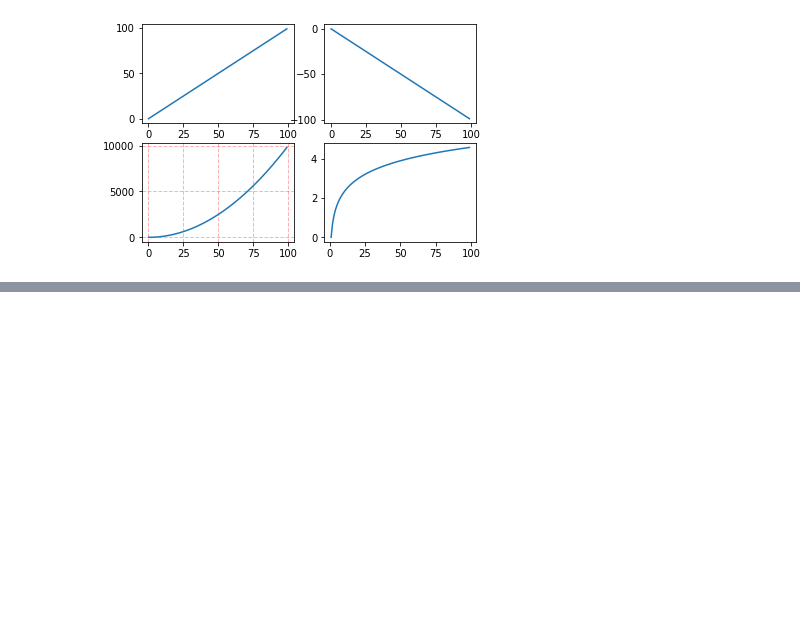
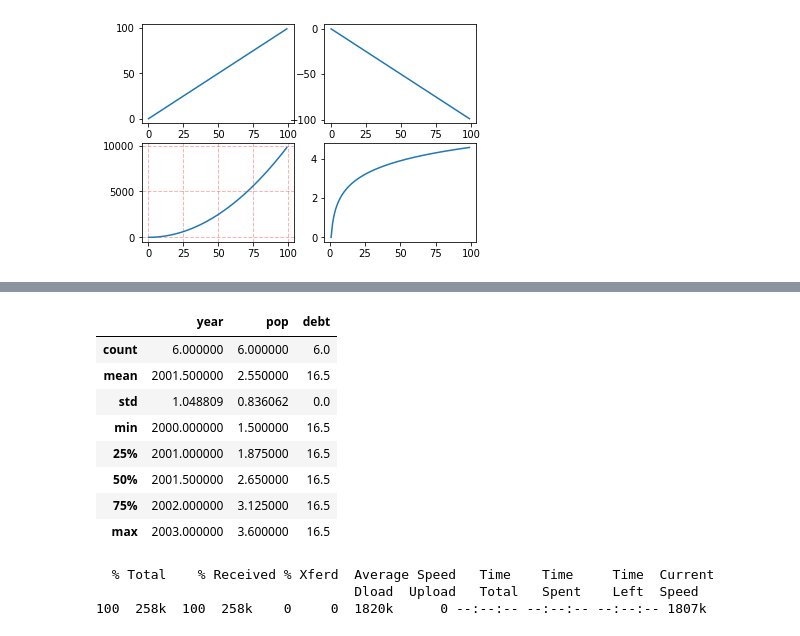
Before and after one commit to chyijiunn/20201017, a Jupyter notebook: 20201031.ipynb, the cells around one changed output, grey strips where cells are left out. Saved outputs shown, nothing was run; the diff lists cells and outputs as text; code cells hidden in the pictures; blank space fills up the shorter version.

```diff
--- a/20201031.ipynb
+++ b/20201031.ipynb
@@ -273,0 +295,7 @@ plt.show()
+# %%
+data = {'state': ['Ohio', 'Ohio', 'Ohio', 'Nevada', 'Nevada', 'Nevada'],
+        'year': [2000, 2001, 2002, 2001, 2002, 2003],
+        'pop': [1.5, 1.7, 3.6, 2.4, 2.9, 3.2]}
+frame = pd.DataFrame(data)
+
+frame
@@ -273,0 +324,5 @@ plt.show()
+# %%
+frame2 = pd.DataFrame(data, columns=['year', 'state', 'pop', 'debt'],
+                      index=['one', 'two', 'three', 'four',
+                             'five', 'six'])
+frame2
@@ -273,0 +359,2 @@ plt.show()
+# %%
+frame2['debt'] = 16.5#寫入debt資料
@@ -273,0 +371,18 @@ plt.show()
+# %%
+frame2.describe()
+# %% [output]
+|  | year | pop | debt |
+| count | 6.000000 | 6.000000 | 6.0 |
+| mean | 2001.500000 | 2.550000 | 16.5 |
+| std | 1.048809 | 0.836062 | 0.0 |
+| min | 2000.000000 | 1.500000 | 16.5 |
+| 25% | 2001.000000 | 1.875000 | 16.5 |
+| 50% | 2001.500000 | 2.650000 | 16.5 |
+| 75% | 2002.000000 | 3.125000 | 16.5 |
+| max | 2003.000000 | 3.600000 | 16.5 |
+# %%
+!curl -O https://raw.githubusercontent.com/jakevdp/data-CDCbirths/master/births.csv
+# %% [output]
+  % Total    % Received % Xferd  Average Speed   Time    Time     Time  Current
+                                 Dload  Upload   Total   Spent    Left  Speed
+100  258k  100  258k    0     0  1820k      0 --:--:-- --:--:-- --:--:-- 1807k
```
Also changed, not shown: parts of 19 cells of this notebook.
